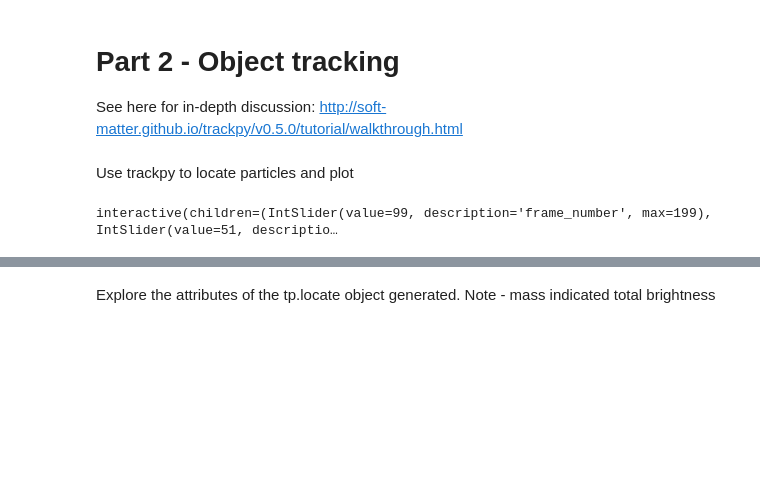
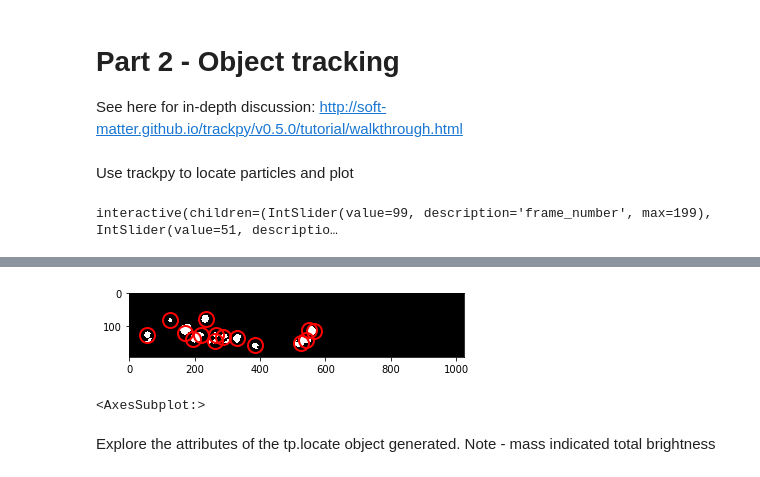
Before and after one commit to yue-here/am_cv, a Jupyter notebook: segment and plot regions - AM.ipynb, the cells around one changed output, grey strips where cells are left out. Cells and saved outputs as stored; diff of their text form; code cells hidden in the pictures; blank space fills up the shorter version.

```diff
--- a/segment and plot regions - AM.ipynb
+++ b/segment and plot regions - AM.ipynb
@@ -272,3 +292,11 @@ interactive(children=(IntSlider(value=99, description='frame_number', max=199),
+# %%
+frame_number = 181
+mass = 15
+f = tp.locate(segmented_frames[frame_number], mass)
+tp.annotate(f, segmented_frames[frame_number])
+# %% [output]
+[figure, added]
+<AxesSubplot:>
 # %% [markdown]
 Explore the attributes of the tp.locate object generated. Note - mass indicated total brightness
 # %%
```
Also changed, not shown: parts of 3 cells of this notebook, 1 other file.
